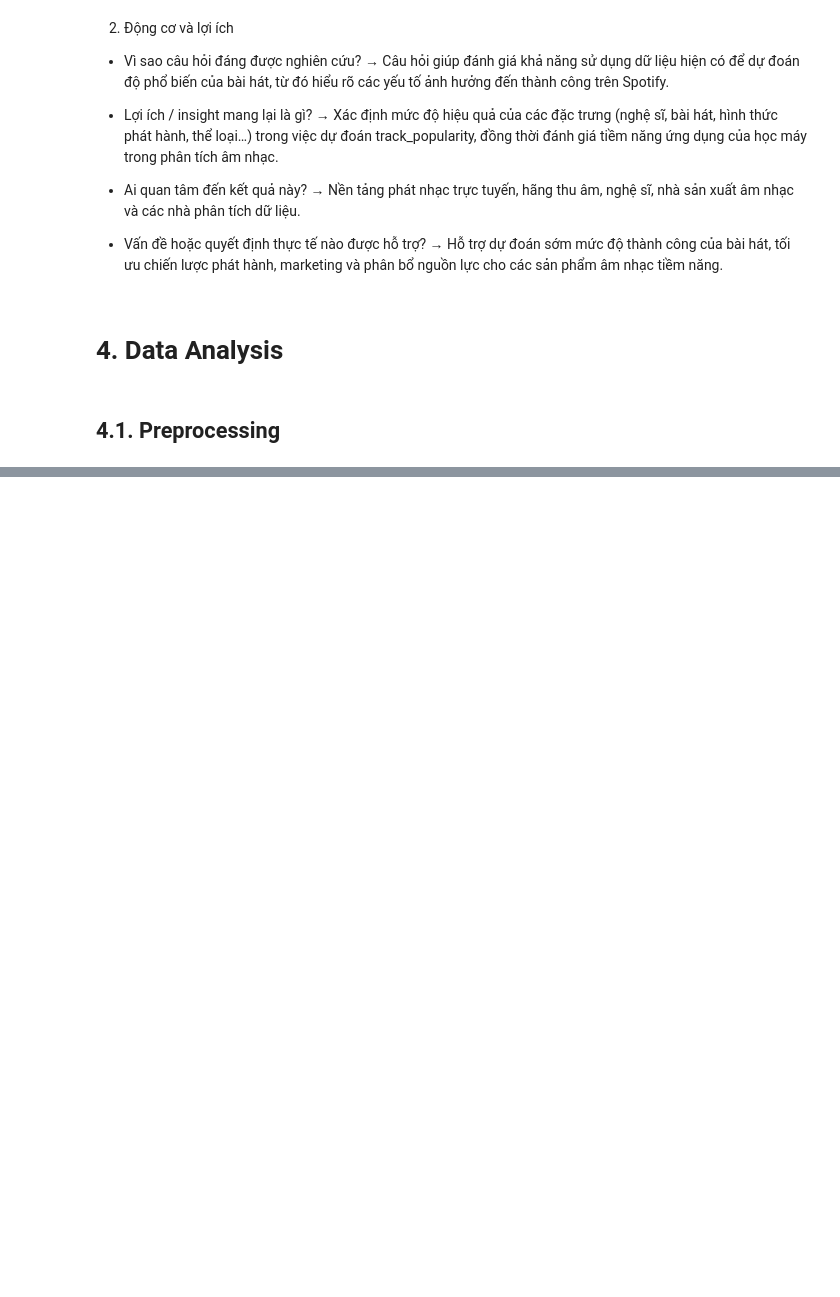
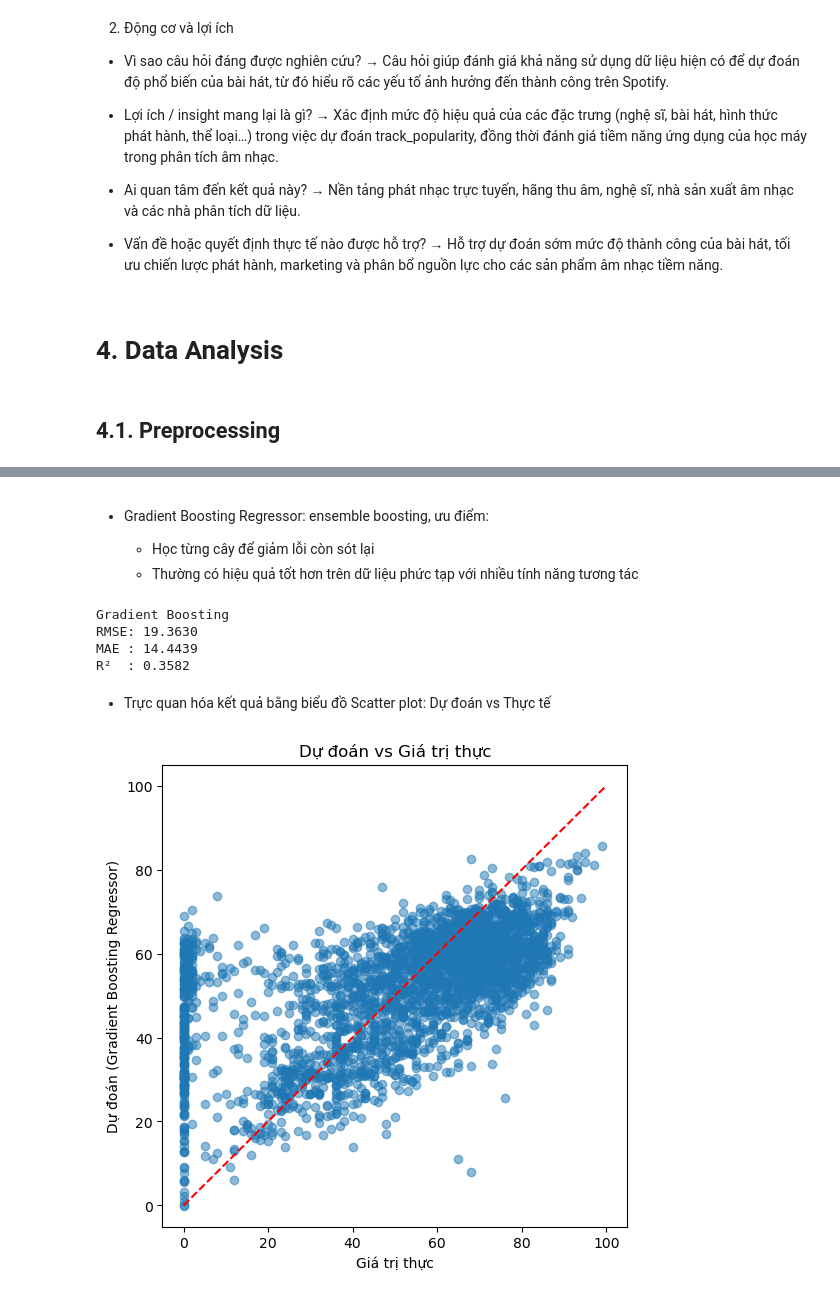
Before and after one commit to thangnguyennbk-sys/Spotify_project, a Jupyter notebook: Spotify_project.ipynb, the cells around one changed output, grey strips where cells are left out. Drawn from its saved outputs; the diff is of its cells as text; code cells hidden in the pictures; blank space fills up the shorter version.

```diff
--- a/Spotify_project.ipynb
+++ b/Spotify_project.ipynb
@@ -1448,0 +1562,43 @@ R²: 0.349845497366428
+# %% [markdown]
+- Gradient Boosting Regressor: ensemble boosting, ưu điểm:
+
+    - Học từng cây để giảm lỗi còn sót lại
+    - Thường có hiệu quả tốt hơn trên dữ liệu phức tạp với nhiều tính năng tương tác
+# %%
+from sklearn.ensemble import GradientBoostingRegressor
+
+gbr = GradientBoostingRegressor(
+    n_estimators=300,
+    learning_rate=0.05,
+    max_depth=3,
+    random_state=42
+)
+
+gbr.fit(X_train, y_train)
+y_pred_gbr = gbr.predict(X_test)
+
+rmse_gbr = np.sqrt(mean_squared_error(y_test, y_pred_gbr))
+mae_gbr  = mean_absolute_error(y_test, y_pred_gbr)
+r2_gbr   = r2_score(y_test, y_pred_gbr)
+
+print("Gradient Boosting")
+print(f"RMSE: {rmse_gbr:.4f}")
+print(f"MAE : {mae_gbr:.4f}")
+print(f"R²  : {r2_gbr:.4f}")
+# %% [output]
+Gradient Boosting
+RMSE: 19.3630
+MAE : 14.4439
+R²  : 0.3582
+# %% [markdown]
+- Trực quan hóa kết quả bằng biểu đồ Scatter plot: Dự đoán vs Thực tế
+# %%
+plt.figure(figsize=(6,6))
+plt.scatter(y_test, y_pred_gbr, alpha=0.5)
+plt.plot([0, 100], [0, 100], 'r--')
+plt.xlabel("Giá trị thực")
+plt.ylabel("Dự đoán (Gradient Boosting Regressor)")
+plt.title("Dự đoán vs Giá trị thực")
+plt.show()
+# %% [output]
+[figure, added]
```
Also changed, not shown: parts of 72 cells of this notebook.
